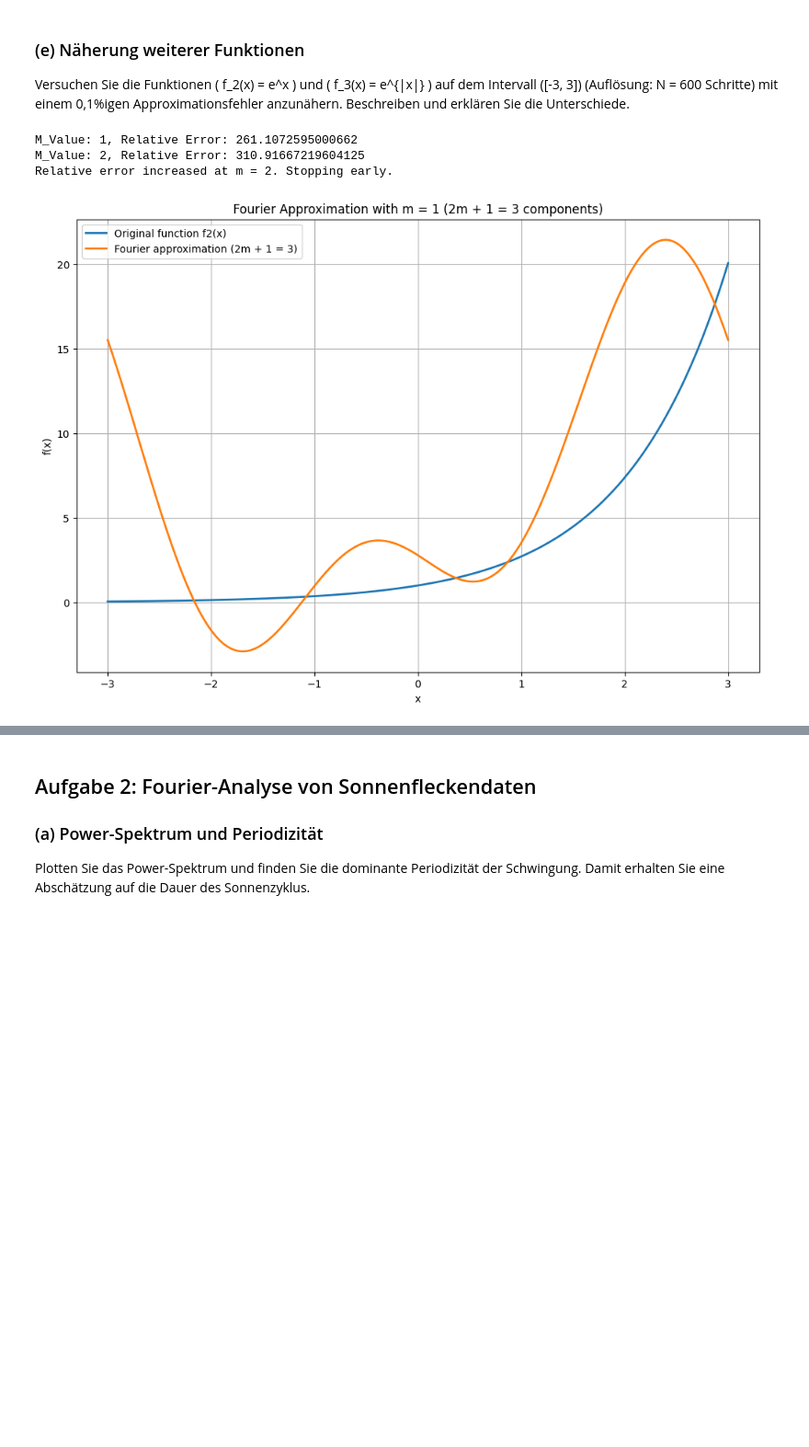
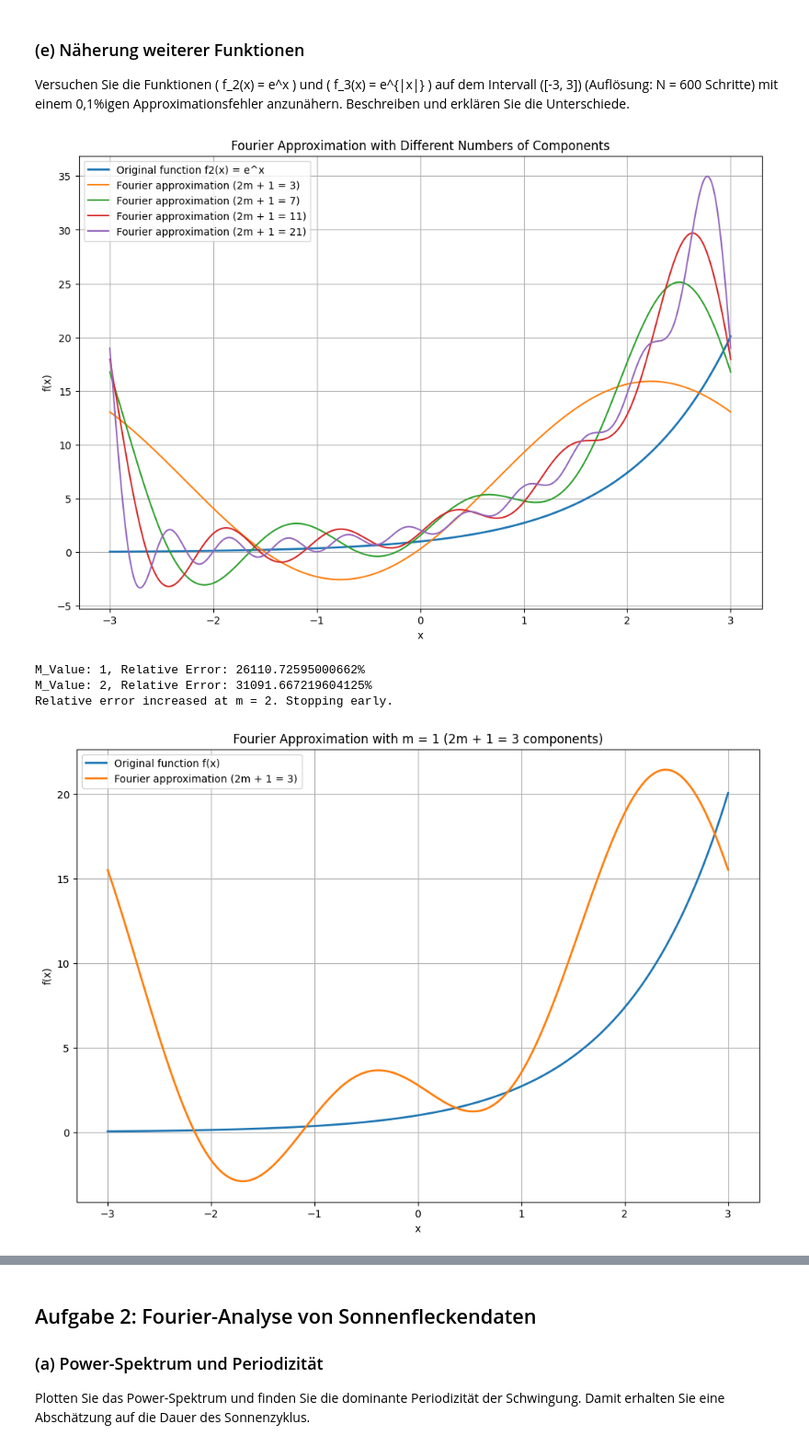
Before and after one commit to infamousperi/FourierTransformation, a Jupyter notebook: MC2.ipynb, the cells around one changed output, grey strips where cells are left out. Shown at 92% size. Cells and saved outputs as stored; diff of their text form; code cells hidden in the pictures; blank space fills up the shorter version.

```diff
--- a/MC2.ipynb
+++ b/MC2.ipynb
@@ -72,10 +71,12 @@ Optimal m_value for f1(x): 1
 Versuchen Sie die Funktionen \( f_2(x) = e^x \) und \( f_3(x) = e^{|x|} \) auf dem Intervall \([-3, 3]\) (Auflösung: N = 600 Schritte) mit einem 0,1%igen Approximationsfehler anzunähern. Beschreiben und erklären Sie die Unterschiede.
 # %%
 y_values_f2 = FA_numpy.f2(x_values)
-m_value_f2 = FA_numpy.find_fourier_components_for_error_tolerance(x_values, y_values_f2, tolerance, 'f2(x)')
-print("Optimal m_value for f2(x):", m_value_f2)
+FA_numpy.plot_fourier_approximations(x_values, y_values_f2, m_values, function_name='f2(x) = e^x')
+m_f2 = FA_numpy.find_fourier_components_for_error_tolerance(x_values, y_values_f2, tolerance=0.1)
+print(f"Number of components for f2 within 0.1% error: {m_f2}")
 # %% [output]
+[figure, new version]
-M_Value: 1, Relative Error: 261.1072595000662
-M_Value: 2, Relative Error: 310.91667219604125
+M_Value: 1, Relative Error: 26110.72595000662%
+M_Value: 2, Relative Error: 31091.667219604125%
 Relative error increased at m = 2. Stopping early.
-[figure, old version]
+[figure, added]
```
Also changed, not shown: parts of 4 cells of this notebook, 1 other file.
